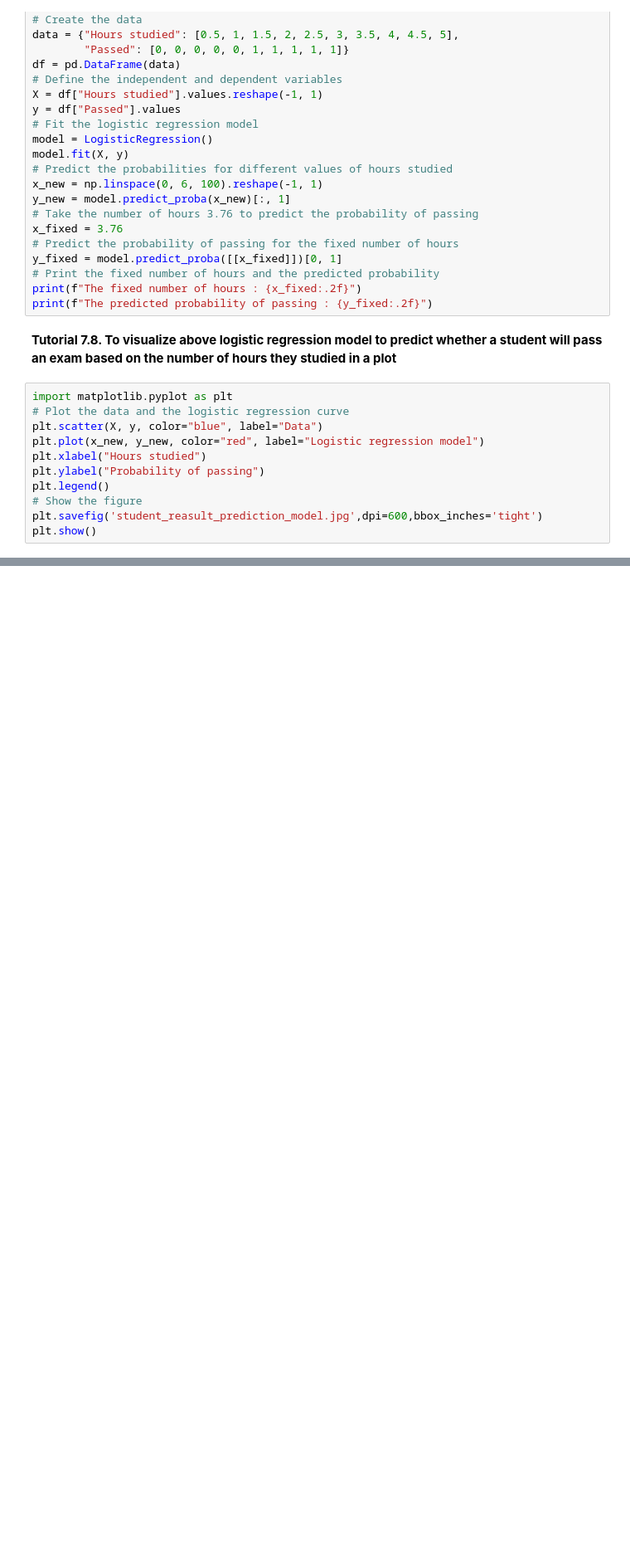
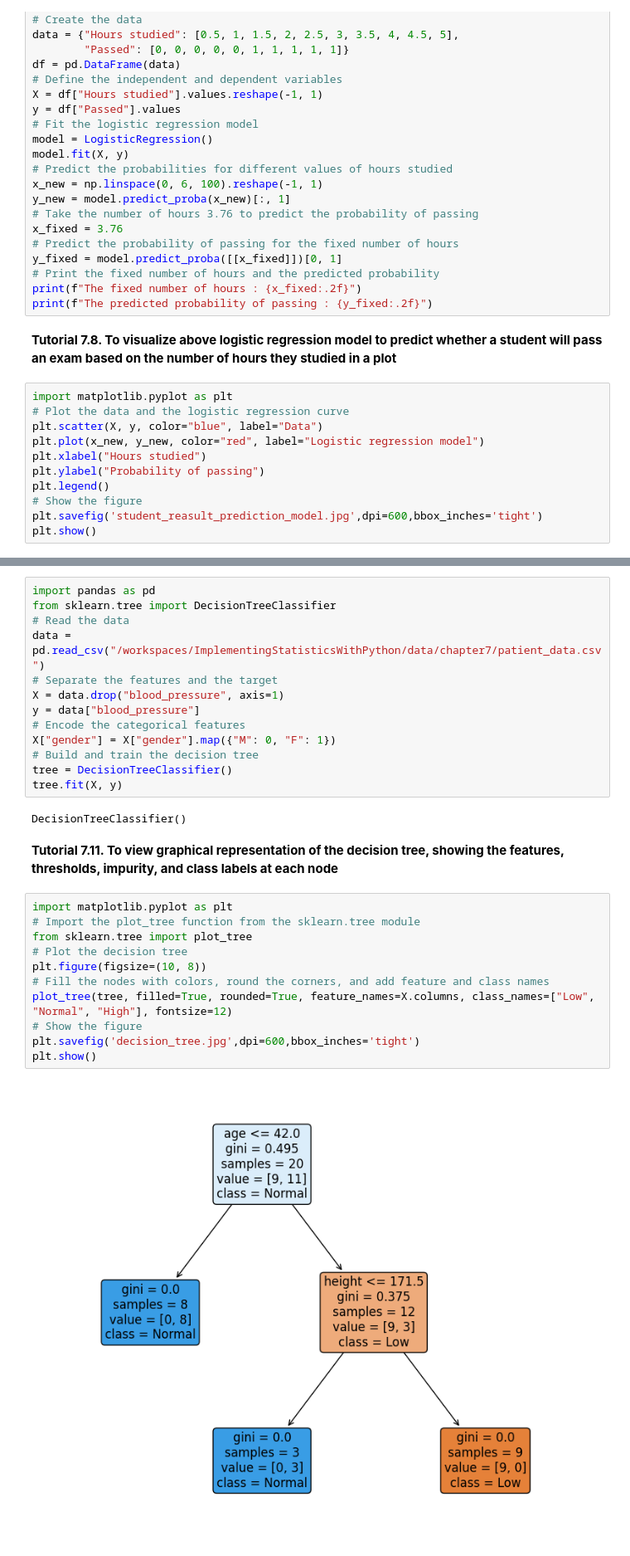
Before and after one commit to bpbpublications/Statistics-for-Data-Scientists-and-Analysts, a Jupyter notebook: notebooks/chapter7/chapter7.ipynb, the cells around one changed output, grey strips where cells are left out. Shown at 83% size. Drawn from its saved outputs; the diff is of its cells as text; blank space fills up the shorter version.

Commit message:
decision tree done

```diff
--- a/notebooks/chapter7/chapter7.ipynb
+++ b/notebooks/chapter7/chapter7.ipynb
@@ -199,0 +207,30 @@ plt.show()
+# %%
+import pandas as pd
+from sklearn.tree import DecisionTreeClassifier
+# Read the data
+data = pd.read_csv("/workspaces/ImplementingStatisticsWithPython/data/chapter7/patient_data.csv")
+# Separate the features and the target
+X = data.drop("blood_pressure", axis=1)
+y = data["blood_pressure"]
+# Encode the categorical features
+X["gender"] = X["gender"].map({"M": 0, "F": 1})
+# Build and train the decision tree
+tree = DecisionTreeClassifier()
+tree.fit(X, y)
+# %% [output]
+DecisionTreeClassifier()
+# %% [markdown]
+**Tutorial 7.11. To view graphical representation of the decision tree, showing the features, thresholds, impurity, and class labels at each node**
+# %%
+import matplotlib.pyplot as plt
+# Import the plot_tree function from the sklearn.tree module
+from sklearn.tree import plot_tree
+# Plot the decision tree
+plt.figure(figsize=(10, 8))
+# Fill the nodes with colors, round the corners, and add feature and class names
+plot_tree(tree, filled=True, rounded=True, feature_names=X.columns, class_names=["Low", "Normal", "High"], fontsize=12)
+# Show the figure
+plt.savefig('decision_tree.jpg',dpi=600,bbox_inches='tight')
+plt.show()
+# %% [output]
+[figure, added]
```
Also changed, not shown: parts of 9 cells of this notebook, 1 other file.
